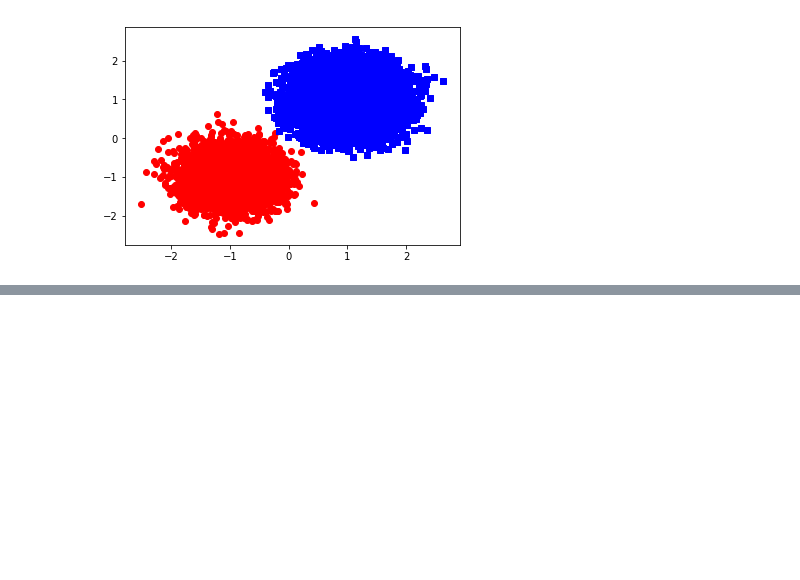
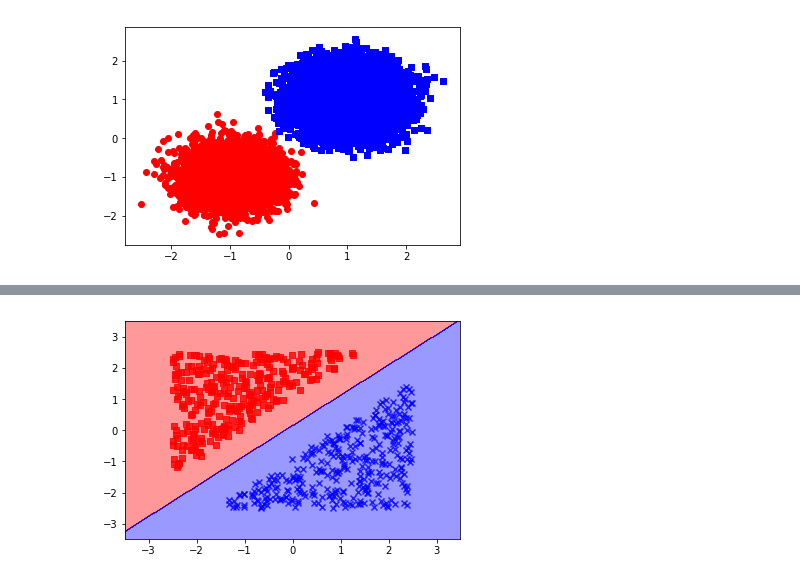
Before and after one commit to YiLIU001/Poor-man-s-Machine-Learning, a Jupyter notebook: SVM.ipynb, the cells around one changed output, grey strips where cells are left out. Saved outputs shown, nothing was run; the diff lists cells and outputs as text; code cells hidden in the pictures; blank space fills up the shorter version.

```diff
--- a/SVM.ipynb
+++ b/SVM.ipynb
@@ -264,0 +295,3 @@ plot_decision_regions(X, y.reshape((y.shape[0])), svm1)
+# %%
+X = np.vstack((X1, X2))
+y = np.vstack((y1, y2))
@@ -264,0 +308,4 @@ plot_decision_regions(X, y.reshape((y.shape[0])), svm1)
+# %%
+plot_decision_regions(X, y.reshape((y.shape[0])), svm2)
+# %% [output]
+[figure, added]
```
Also changed, not shown: parts of 19 cells of this notebook.
